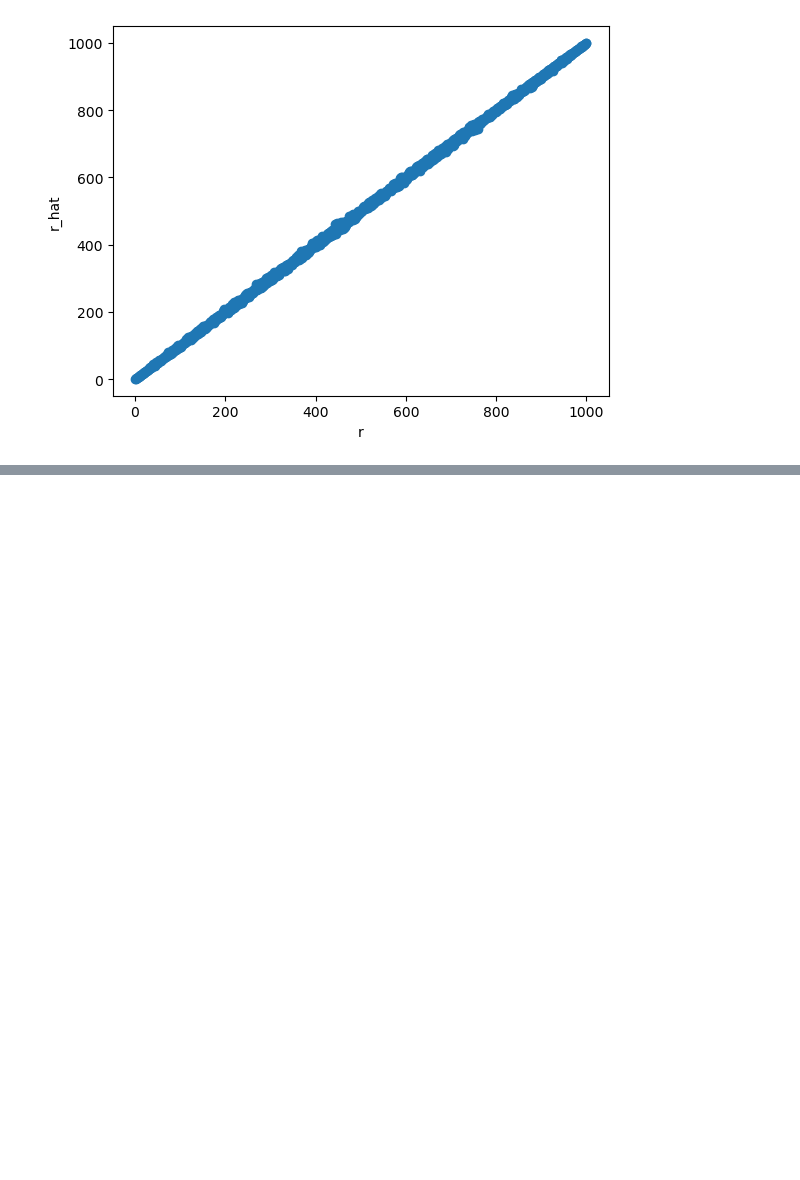
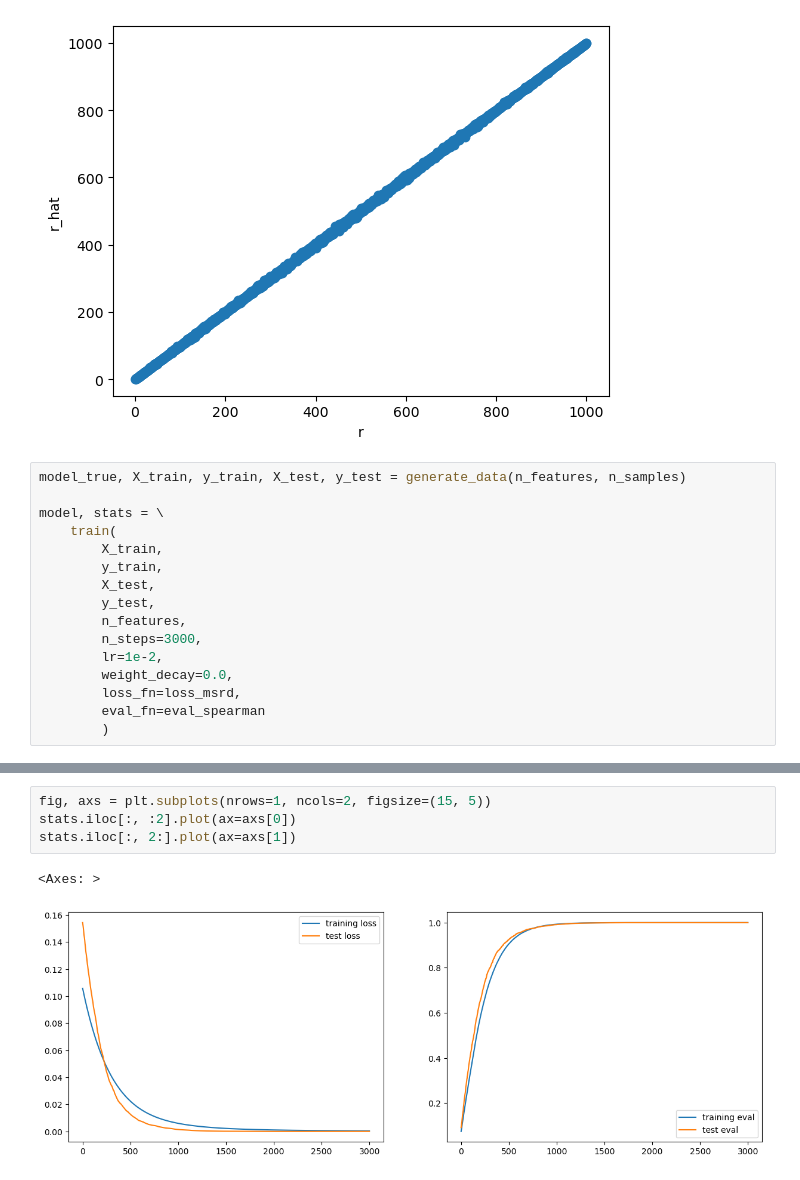
Before and after one commit to vcerchez/challenge-electricity-price, a Jupyter notebook: src/spearman_proxy_lr.ipynb, the cells around one changed output, grey strips where cells are left out. Saved outputs shown, nothing was run; the diff lists cells and outputs as text; blank space fills up the shorter version.

```diff
--- a/src/spearman_proxy_lr.ipynb
+++ b/src/spearman_proxy_lr.ipynb
@@ -212,3 +247,19 @@ axs.set_ylabel("r_hat")
 plt.show()
 # %% [output]
 [figure]
+# %%
+model_true, X_train, y_train, X_test, y_test = generate_data(n_features, n_samples)
+
+model, stats = \
+    train(
+        X_train,
+        y_train,
+        X_test,
+        y_test,
+        n_features,
+        n_steps=3000,
+        lr=1e-2,
+        weight_decay=0.0,
+        loss_fn=loss_msrd,
+        eval_fn=eval_spearman
+        )
@@ -214,0 +274,7 @@ plt.show()
+# %%
+fig, axs = plt.subplots(nrows=1, ncols=2, figsize=(15, 5))
+stats.iloc[:, :2].plot(ax=axs[0])
+stats.iloc[:, 2:].plot(ax=axs[1])
+# %% [output]
+<Axes: >
+[figure, added]
```
Also changed, not shown: parts of 27 cells of this notebook.
